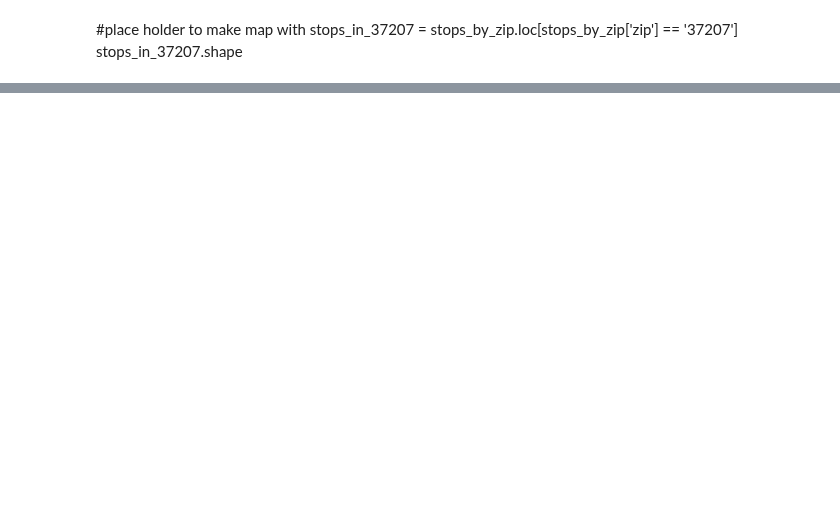
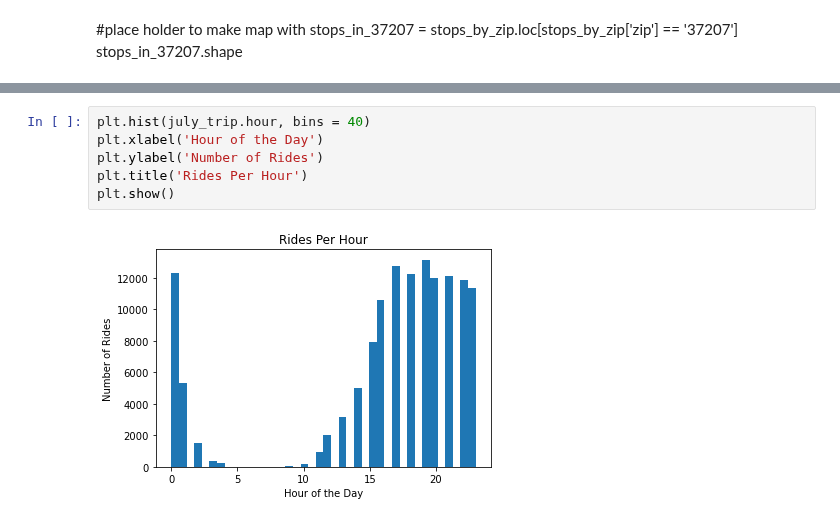
Before and after one commit to Quezadajl/nashville-scooters-project, a Jupyter notebook: notebooks/july_scooter.ipynb, the cells around one changed output, grey strips where cells are left out. Cells and saved outputs as stored; diff of their text form; blank space fills up the shorter version.

```diff
--- a/notebooks/july_scooter.ipynb
+++ b/notebooks/july_scooter.ipynb
@@ -335,0 +327,8 @@ rush_hour_afternoon
+# %%
+plt.hist(july_trip.hour, bins = 40)
+plt.xlabel('Hour of the Day')
+plt.ylabel('Number of Rides')
+plt.title('Rides Per Hour')
+plt.show()
+# %% [output]
+[figure, added]
```
Also changed, not shown: parts of 48 cells of this notebook.
